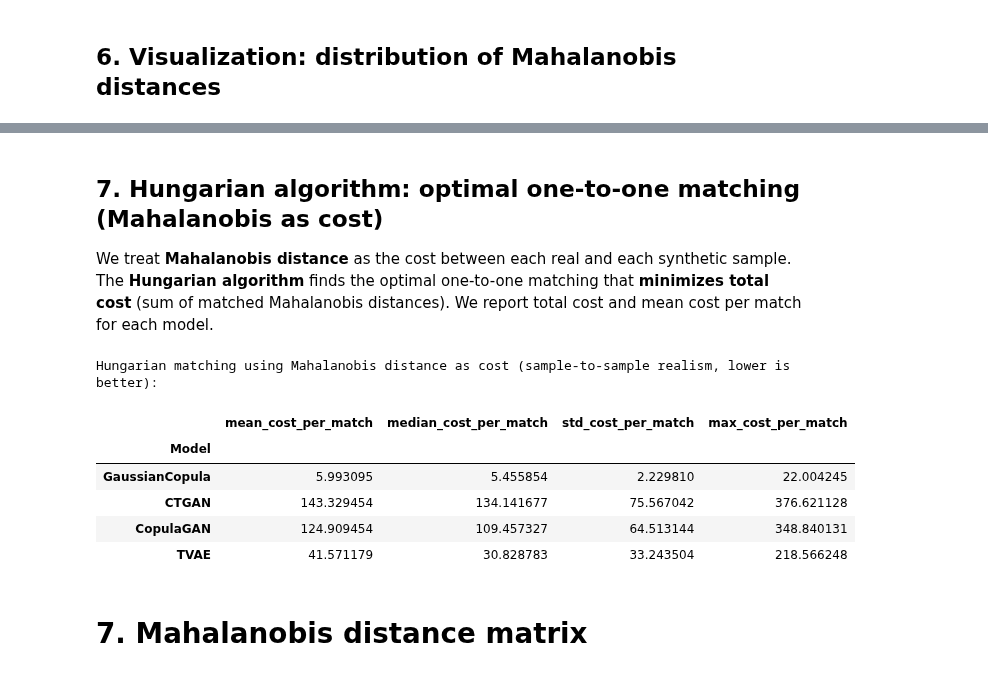
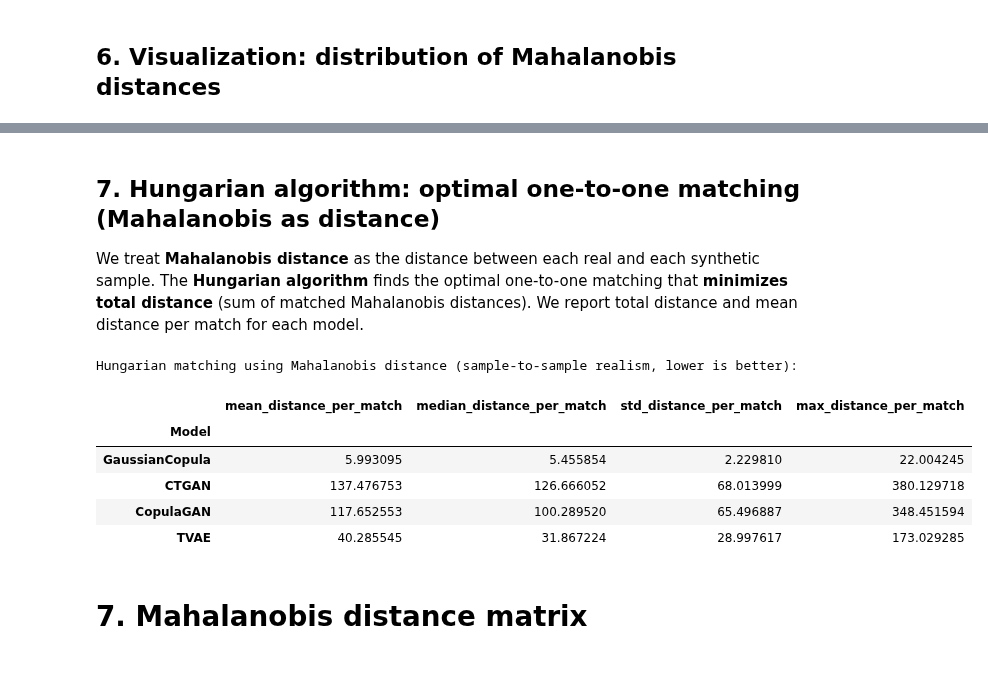
Before and after one commit to bdsul/Synthetic-data_Audit, a Jupyter notebook: Mahalanobis distance and MIA/Cancer/cancer_sdv_mahalanobis_assessment.ipynb, the cells around one changed output, grey strips where cells are left out. Saved outputs shown, nothing was run; the diff lists cells and outputs as text; code cells hidden in the pictures.

```diff
--- a/Mahalanobis distance and MIA/Cancer/cancer_sdv_mahalanobis_assessment.ipynb
+++ b/Mahalanobis distance and MIA/Cancer/cancer_sdv_mahalanobis_assessment.ipynb
@@ -248,7 +248,7 @@ plt.show()
 # %% [markdown]
-## 7. Hungarian algorithm: optimal one-to-one matching (Mahalanobis as cost)
+## 7. Hungarian algorithm: optimal one-to-one matching (Mahalanobis as distance)
 
-We treat **Mahalanobis distance** as the cost between each real and each synthetic sample. The **Hungarian algorithm** finds the optimal one-to-one matching that **minimizes total cost** (sum of matched Mahalanobis distances). We report total cost and mean cost per match for each model.
+We treat **Mahalanobis distance** as the distance between each real and each synthetic sample. The **Hungarian algorithm** finds the optimal one-to-one matching that **minimizes total distance** (sum of matched Mahalanobis distances). We report total distance and mean distance per match for each model.
 # %%
 from scipy.spatial.distance import cdist
 from scipy.optimize import linear_sum_assignment
@@ -271,59 +271,59 @@ for name in ["GaussianCopula", "CTGAN", "CopulaGAN", "TVAE"]:
     synth_numeric = synthetic_data[name + "_numeric"].to_numpy()
     assert synth_numeric.shape[0] == n_samples, f"Synthetic size {synth_numeric.shape[0]} != real size {n_samples}"
 
-    # Cost matrix: (n_samples x n_samples) Mahalanobis distances
+    # Distance matrix: (n_samples x n_samples) Mahalanobis distances
     D = pairwise_mahalanobis(real_matrix, synth_numeric, inv_cov_real)
 
     # Hungarian assignment
     row_ind, col_ind = linear_sum_assignment(D)
 
-    matched_costs = D[row_ind, col_ind]
+    matched_distances = D[row_ind, col_ind]
 
     hungarian_results[name] = {
-        "total_cost": float(matched_costs.sum()),
-        "mean_cost_per_match": float(matched_costs.mean()),
-        "median_cost_per_match": float(np.median(matched_costs)),
-        "std_cost_per_match": float(np.std(matched_costs)),
-        "max_cost_per_match": float(matched_costs.max()),
-        "matched_costs": matched_costs,
+        "total_distance": float(matched_distances.sum()),
+        "mean_distance_per_match": float(matched_distances.mean()),
+        "median_distance_per_match": float(np.median(matched_distances)),
+        "std_distance_per_match": float(np.std(matched_distances)),
+        "max_distance_per_match": float(matched_distances.max()),
+        "matched_distances": matched_distances,
         "row_ind": row_ind,
         "col_ind": col_ind,
     }
 # %%
 # sumamry
 
 hungarian_summary = pd.DataFrame(
     {
         name: [
-            r["mean_cost_per_match"],
-            r["median_cost_per_match"],
-            r["std_cost_per_match"],
-            r["max_cost_per_match"],
+            r["mean_distance_per_match"],
+            r["median_distance_per_match"],
+            r["std_distance_per_match"],
+            r["max_distance_per_match"],
         ]
         for name, r in hungarian_results.items()
     },
     index=[
-        "mean_cost_per_match",
-        "median_cost_per_match",
-        "std_cost_per_match",
-        "max_cost_per_match",
+        "mean_distance_per_match",
+        "median_distance_per_match",
+        "std_distance_per_match",
+        "max_distance_per_match",
     ],
 ).T
 
 hungarian_summary.index.name = "Model"
 
 print(
-    "Hungarian matching using Mahalanobis distance as cost "
+    "Hungarian matching using Mahalanobis distance "
     "(sample-to-sample realism, lower is better):"
 )
 display(hungarian_summary)
 # %% [output]
-Hungarian matching using Mahalanobis distance as cost (sample-to-sample realism, lower is better):
+Hungarian matching using Mahalanobis distance (sample-to-sample realism, lower is better):
-|  | mean_cost_per_match | median_cost_per_match | std_cost_per_match | max_cost_per_match |
+|  | mean_distance_per_match | median_distance_per_match | std_distance_per_match | max_distance_per_match |
 | Model |  |  |  |  |
 | GaussianCopula | 5.993095 | 5.455854 | 2.229810 | 22.004245 |
-| CTGAN | 143.329454 | 134.141677 | 75.567042 | 376.621128 |
-| CopulaGAN | 124.909454 | 109.457327 | 64.513144 | 348.840131 |
-| TVAE | 41.571179 | 30.828783 | 33.243504 | 218.566248 |
+| CTGAN | 137.476753 | 126.666052 | 68.013999 | 380.129718 |
+| CopulaGAN | 117.652553 | 100.289520 | 65.496887 | 348.451594 |
+| TVAE | 40.285545 | 31.867224 | 28.997617 | 173.029285 |
 # %% [markdown]
 # 7. Mahalanobis distance matrix
```
Also changed, not shown: parts of 11 cells of this notebook, 4 other files.
